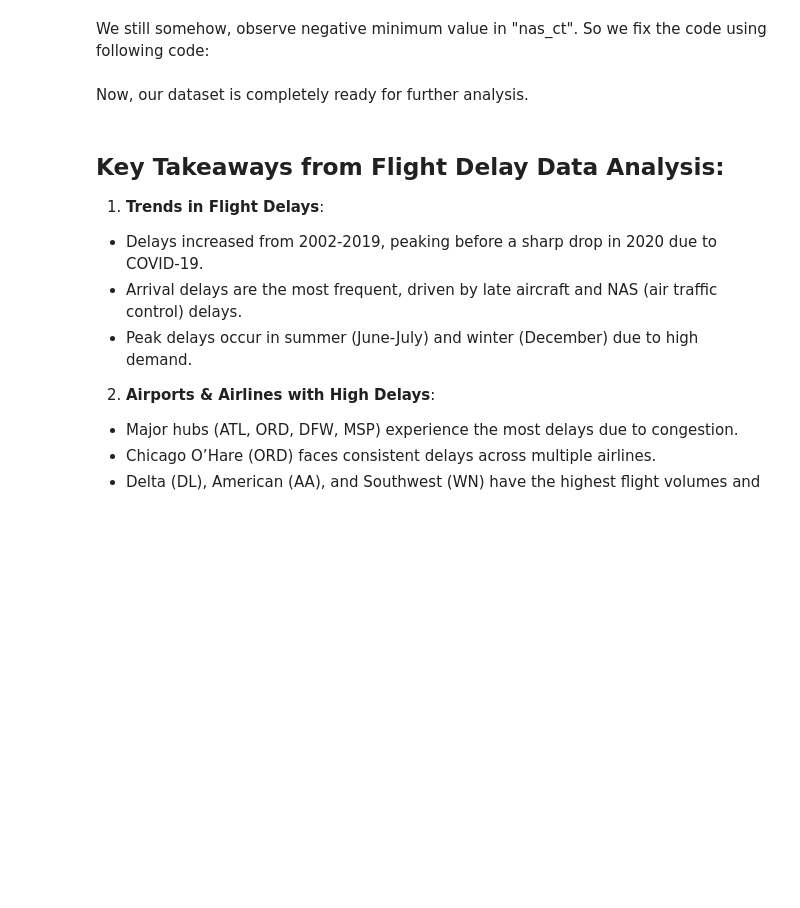
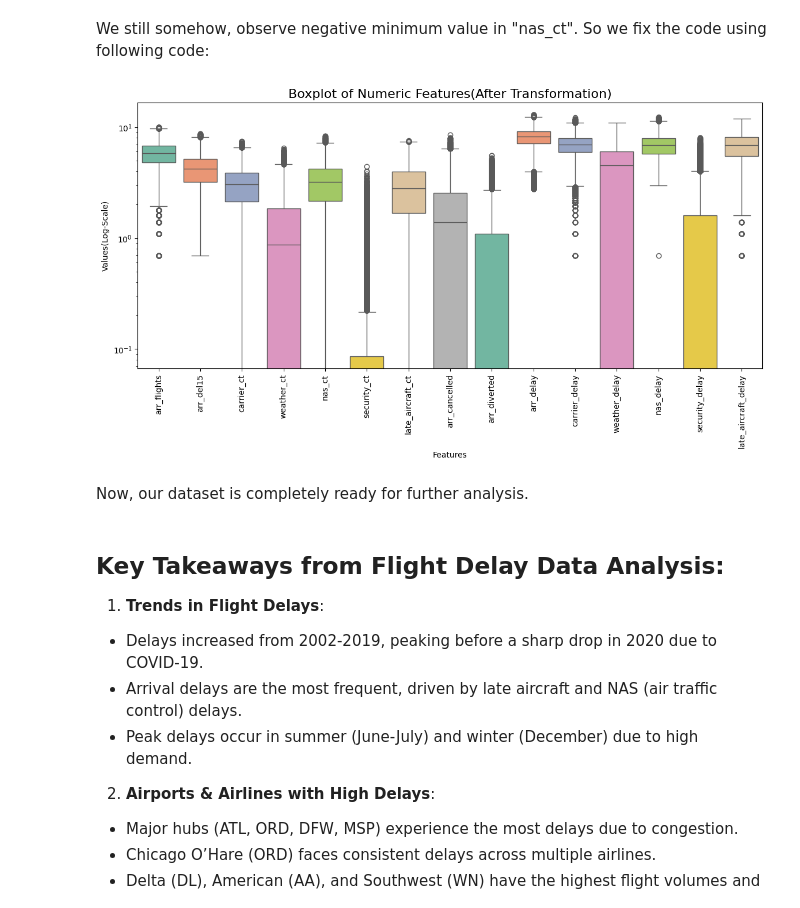
Before and after one commit to shayari21/Flight-Delay-Analysis, a Jupyter notebook: Data_Analysis.ipynb, the cells around one changed output. Saved outputs shown, nothing was run; the diff lists cells and outputs as text; code cells hidden in the pictures; blank space fills up the shorter version.

```diff
--- a/Data_Analysis.ipynb
+++ b/Data_Analysis.ipynb
@@ -1371,7 +1371,18 @@ transformed_df.describe()
 We still somehow, observe negative minimum value in "nas_ct". So we fix the code using following code:
 # %%
 # Replace negative values in nas_ct  with 0
-flight_data_df["nas_ct"] = flight_data_df["nas_ct"].apply(lambda x: max(x, 0))
+transformed_df["nas_ct"] = transformed_df["nas_ct"].apply(lambda x: max(x, 0))
+# %%
+plt.figure(figsize=(14, 6))
+sns.boxplot(data=transformed_df.select_dtypes(include=['float64']),palette="Set2", showfliers=True)
+plt.xticks(rotation=90)
+plt.yscale("log")
+plt.ylabel("Values(Log-Scale)")
+plt.xlabel("Features")
+plt.title("Boxplot of Numeric Features(After Transformation)", fontsize=16)
+plt.show()
+# %% [output]
+[figure, added]
 # %% [markdown]
 Now, our dataset is completely ready for further analysis.
 # %% [markdown]
```
Also changed, not shown: parts of 3 cells of this notebook, 1 other file.
